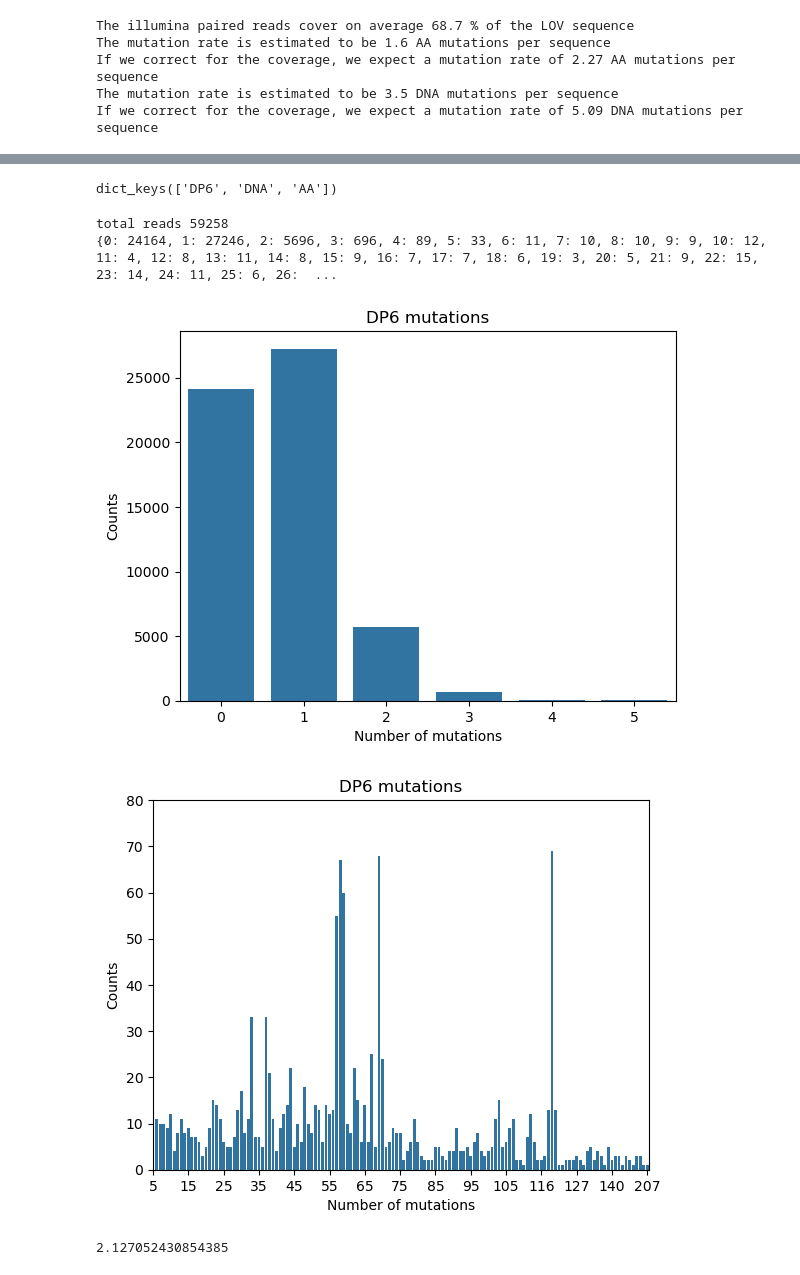
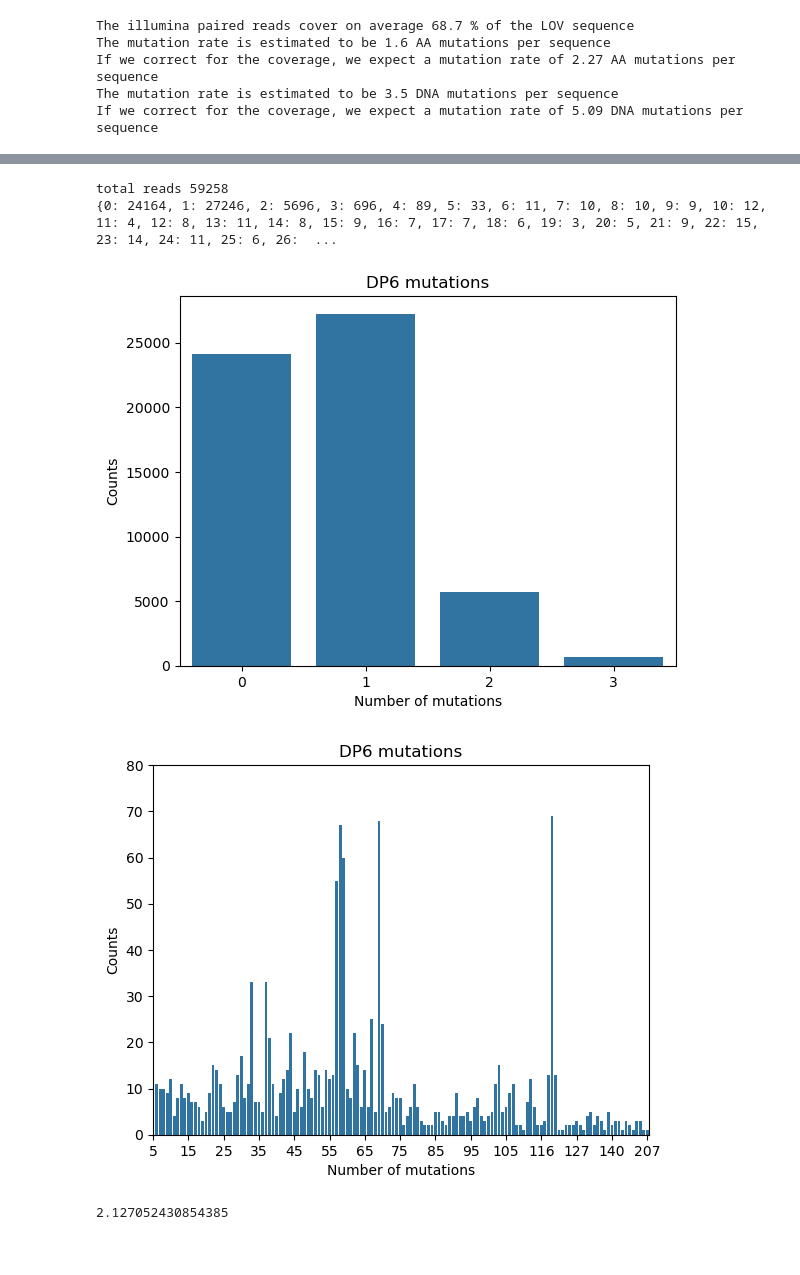
Before and after one commit to AliceHovsepyan/pogo_pance_draft, a Jupyter notebook: DMS_analysis.ipynb, the cells around one changed output, grey strips where cells are left out. Drawn from its saved outputs; the diff is of its cells as text; code cells hidden in the pictures.

```diff
--- a/DMS_analysis.ipynb
+++ b/DMS_analysis.ipynb
@@ -287,10 +435,11 @@ def process_reads(AA_sequence, DNA, variants = None):
 # %% [markdown]
 # AraC analysis
 # %%
-#variants = process_reads( amplicon, amplicon_DNA)
-DP6_variants = process_reads( amplicon, amplicon_DNA, variants = ['DP6'])
-DP6_variants["DNA"] = pd.DataFrame.from_dict(DP6_variants['DP6']["DNA"])
-DP6_variants["AA"] = pd.DataFrame.from_dict(DP6_variants['DP6']["AA"])
+variant = "DP6"
+
+seq_variants = process_reads( amplicon, amplicon_DNA, variants = [variant])
+seq_variants["DNA"] = pd.DataFrame.from_dict(seq_variants[variant]["DNA"])
+seq_variants["AA"] = pd.DataFrame.from_dict(seq_variants[variant]["AA"])
 # %% [output]
 total reads 59258
 Done: DP6
@@ -384,5 +489 @@ plot_mutation_enrichment(AA_relative, 'AA-DP6', DNA = False)
 [figure]
-# %%
-DP6_variants.keys()
-# %% [output]
-dict_keys(['DP6', 'DNA', 'AA'])
@@ -426,32 +490,32 @@ def gather_n_mutations(a_seq, b_seq, reference_seq):
 # %%
-DP6_a_seq, DP6_b_seq = read_sequences("DP6")
-DP6_n_mutations = gather_n_mutations(DP6_a_seq, DP6_b_seq, reference_seq = LOV_gene)
+a_seq, b_seq = read_sequences(variant)
+seq_n_mutations = gather_n_mutations(a_seq, b_seq, reference_seq = LOV_gene)
 ## sort dictionary after key
-DP6_n_mutations = dict(sorted(DP6_n_mutations.items()))
-print(DP6_n_mutations)
+seq_n_mutations = dict(sorted(seq_n_mutations.items()))
+print(seq_n_mutations)
 # %% [output]
 total reads 59258
 {0: 24164, 1: 27246, 2: 5696, 3: 696, 4: 89, 5: 33, 6: 11, 7: 10, 8: 10, 9: 9, 10: 12, 11: 4, 12: 8, 13: 11, 14: 8, 15: 9, 16: 7, 17: 7, 18: 6, 19: 3, 20: 5, 21: 9, 22: 15, 23: 14, 24: 11, 25: 6, 26:  ...
 # %%
 ## plot number of mutations
-sns.barplot(DP6_n_mutations)
-plt.xlim(-0.5,5.5)
+sns.barplot(seq_n_mutations)
+plt.xlim(-0.5,3.5)
 plt.xlabel('Number of mutations')
 plt.ylabel('Counts')
-plt.title('DP6 mutations')
+plt.title(f'{variant} mutations')
 plt.show()
 
 plt.clf()
-sns.barplot(DP6_n_mutations)
+sns.barplot(seq_n_mutations)
 plt.xlim(5)
 plt.xticks(list(range(5, 150, 10)))
 plt.ylim(0,80)
 plt.xlabel('Number of mutations')
 plt.ylabel('Counts')
-plt.title('DP6 mutations')
+plt.title(f'{variant} mutations')
 plt.show()
 # %% [output]
-[figure, old version]
+[figure, new version]
 [figure]
 # %%
 # calculate the mutation rate (!! different to before, here, we calculate the mutation rate per read, not per nt (i.e. we divide by the number of total reads, not the reads for each nt respectively!! --> perhaps inaccurate due to low coverage of some nts)
```
Also changed, not shown: parts of 15 cells of this notebook, 2 other files.
